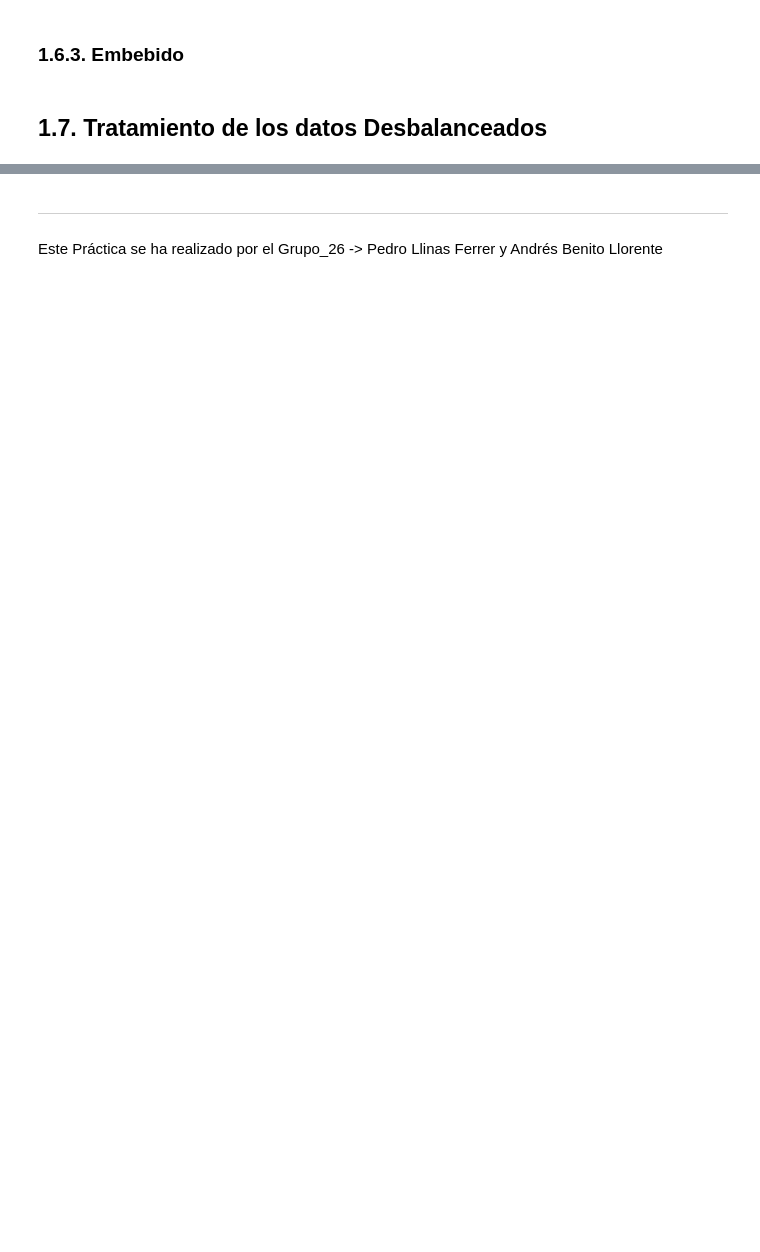
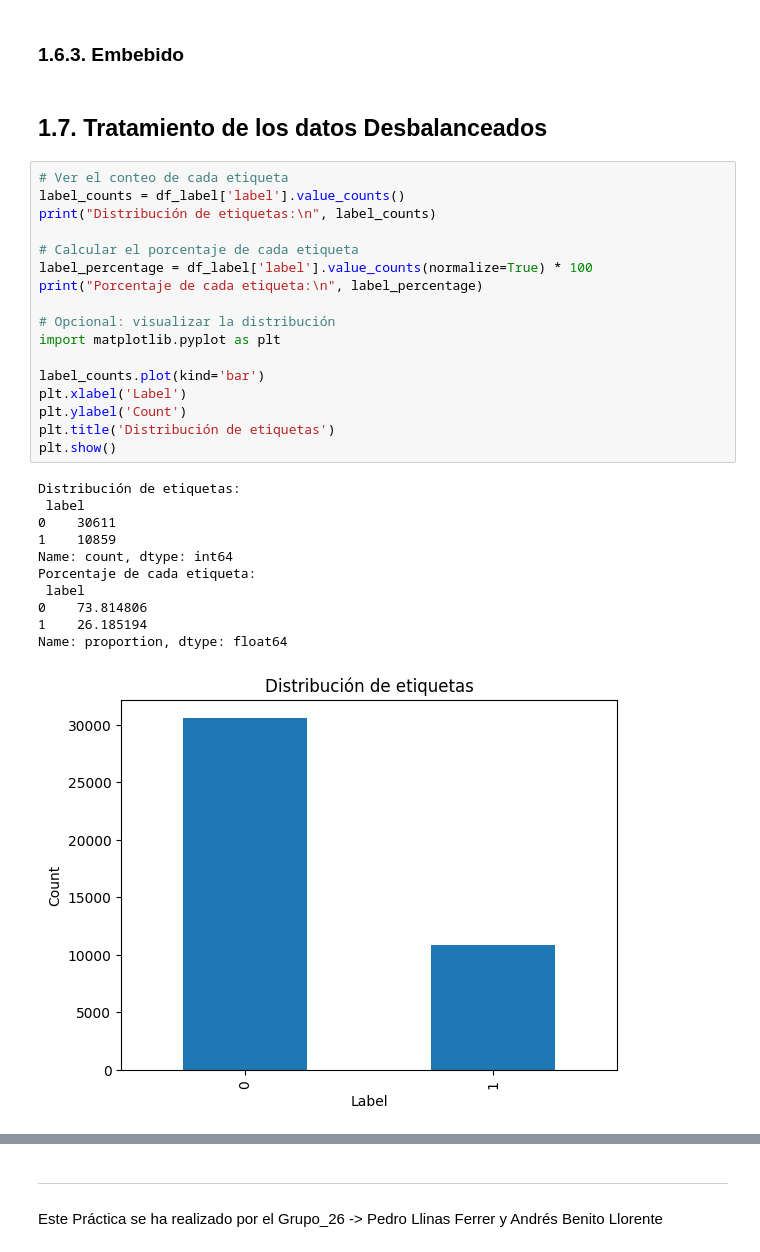
Before and after one commit to AndreesBenitoo/Practica_AA_Andres_Pedro, a Jupyter notebook: preprocess.ipynb, the cells around one changed output, grey strips where cells are left out. Drawn from its saved outputs; the diff is of its cells as text; blank space fills up the shorter version.

```diff
--- a/preprocess.ipynb
+++ b/preprocess.ipynb
@@ -629,3 +667,32 @@ print(selected_columns)
 ### 1.6.3. Embebido
 # %% [markdown]
 ## 1.7. Tratamiento de los datos Desbalanceados
+# %%
+# Ver el conteo de cada etiqueta
+label_counts = df_label['label'].value_counts()
+print("Distribución de etiquetas:\n", label_counts)
+
+# Calcular el porcentaje de cada etiqueta
+label_percentage = df_label['label'].value_counts(normalize=True) * 100
+print("Porcentaje de cada etiqueta:\n", label_percentage)
+
+# Opcional: visualizar la distribución
+import matplotlib.pyplot as plt
+
+label_counts.plot(kind='bar')
+plt.xlabel('Label')
+plt.ylabel('Count')
+plt.title('Distribución de etiquetas')
+plt.show()
+# %% [output]
+Distribución de etiquetas:
+ label
+0    30611
+1    10859
+Name: count, dtype: int64
+Porcentaje de cada etiqueta:
+ label
+0    73.814806
+1    26.185194
+Name: proportion, dtype: float64
+[figure, added]
```
Also changed, not shown: parts of 26 cells of this notebook.
